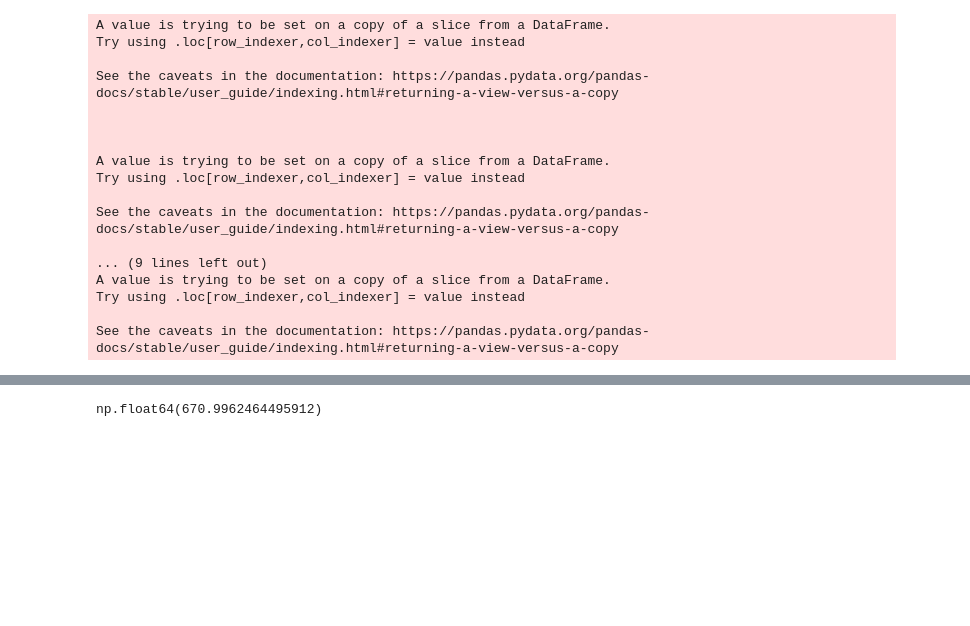
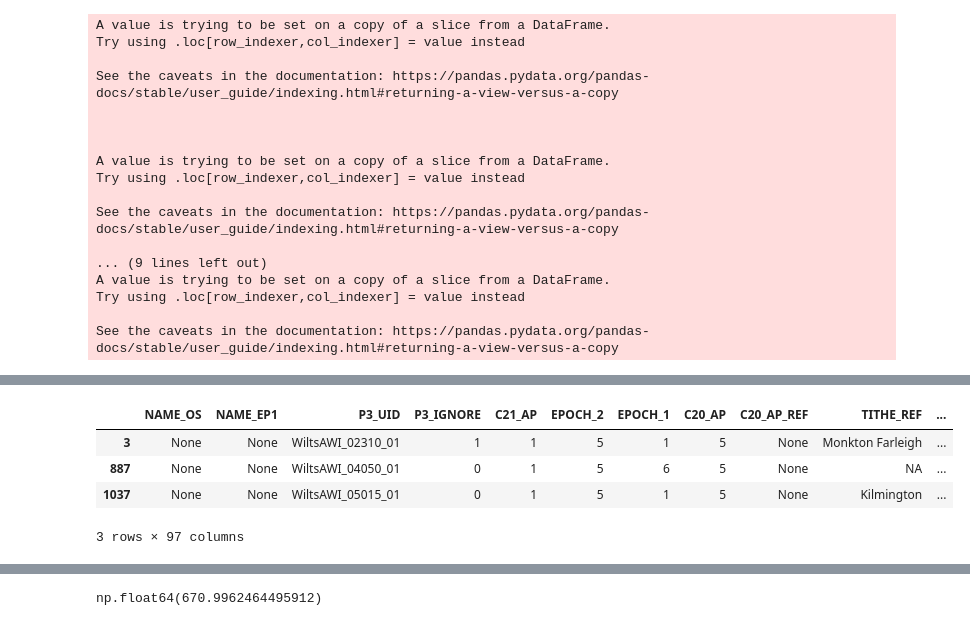
Before and after one commit to lara-spearman/AWI, a Jupyter notebook: AWI analysis 2.ipynb, the cells around one changed output, grey strips where cells are left out. Saved outputs shown, nothing was run; the diff lists cells and outputs as text; code cells hidden in the pictures; blank space fills up the shorter version.

```diff
--- a/AWI analysis 2.ipynb
+++ b/AWI analysis 2.ipynb
@@ -263,4 +279,12 @@ df_secondary_one_zero_not_named,
 df_secondary_plural_zero,])
+# %%
+df_combined[df_combined.assessed_primary ==1]
+# %% [output]
+|  | NAME_OS | NAME_EP1 | P3_UID | P3_IGNORE | C21_AP | EPOCH_2 | EPOCH_1 | C20_AP | C20_AP_REF | TITHE_REF | ... |
+| 3 | None | None | WiltsAWI_02310_01 | 1 | 1 | 5 | 1 | 5 | None | Monkton Farleigh | ... |
+| 887 | None | None | WiltsAWI_04050_01 | 0 | 1 | 5 | 6 | 5 | None | NA | ... |
+| 1037 | None | None | WiltsAWI_05015_01 | 0 | 1 | 5 | 1 | 5 | None | Kilmington | ... |
+3 rows × 97 columns
 # %%
 df_ancient_only = df_combined[df_combined.Category == 'Ancient woodland']
 df_maybe_ancient = df_combined[df_combined.Category == 'Maybe ancient woodland']
```
Also changed, not shown: parts of 19 cells of this notebook.
